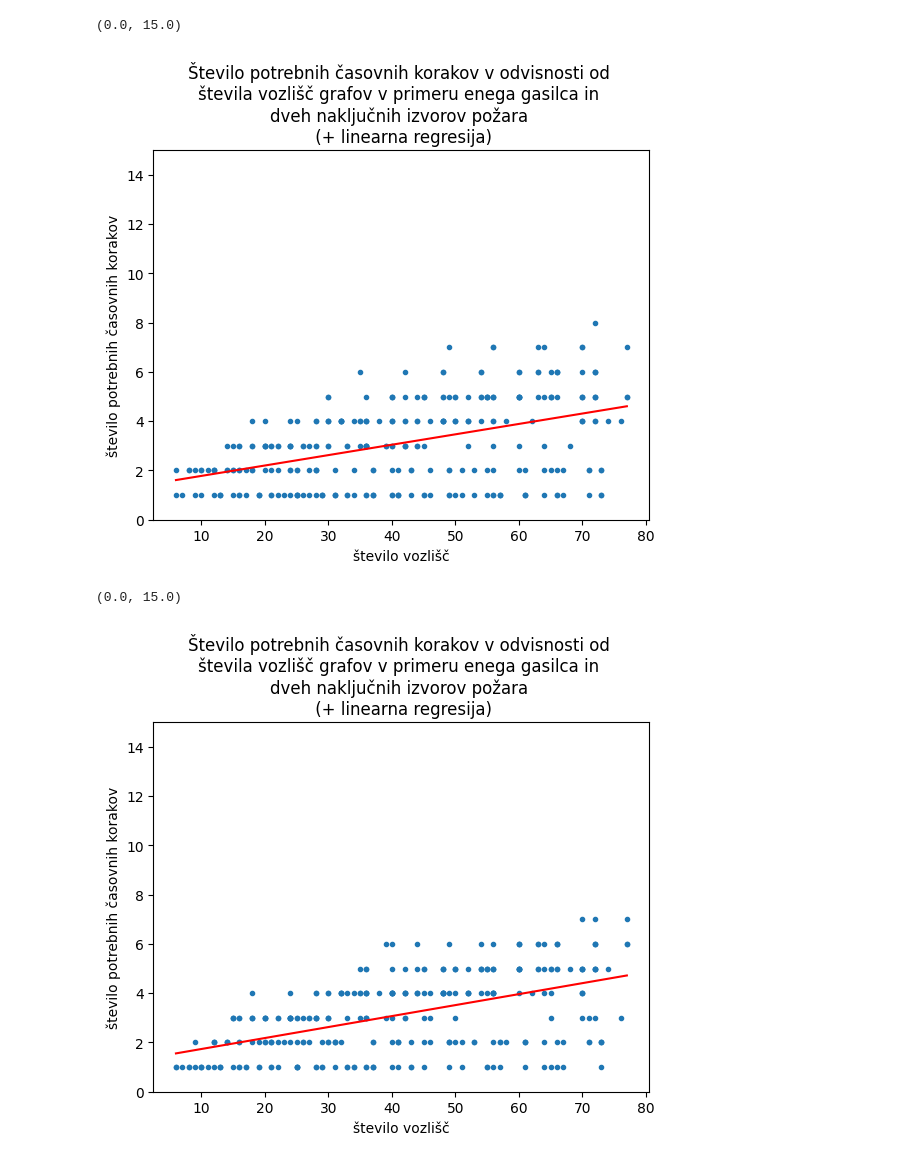
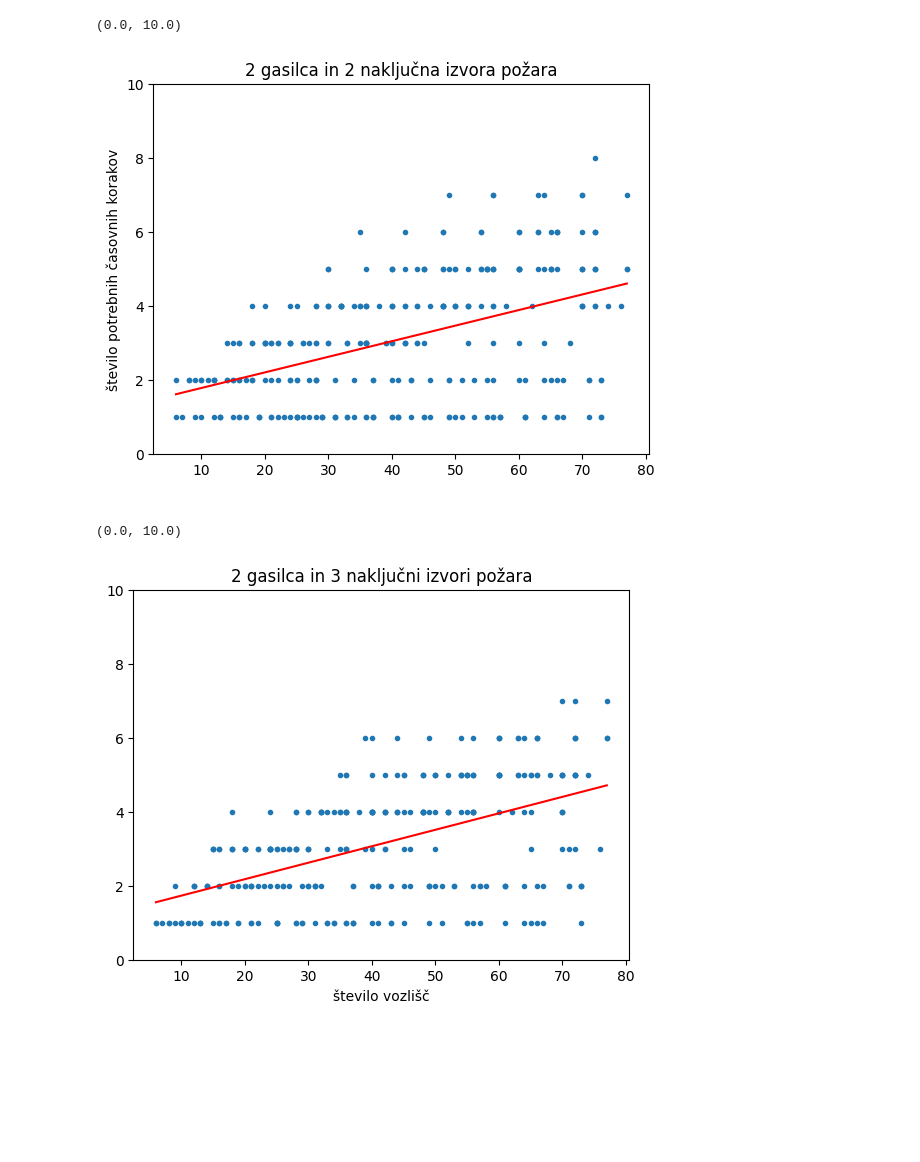
Before and after one commit to karolina-sa/Projekt-The-firefighter-problem, a Jupyter notebook: vizualizacija.ipynb, the cells around one changed output. Drawn from its saved outputs; the diff is of its cells as text; code cells hidden in the pictures; blank space fills up the shorter version.

```diff
--- a/vizualizacija.ipynb
+++ b/vizualizacija.ipynb
@@ -97,24 +95,24 @@ plot_1_4.set_ylim(0,15)
 # %%
 X = tabela_2_2.iloc[:, 0].values.reshape(-1, 1)  # iloc[:, 1] is the column of X
 Y = tabela_2_2.iloc[:, 1].values.reshape(-1, 1)  # df.iloc[:, 4] is the column of Y
 linear_regressor = LinearRegression()
 linear_regressor.fit(X, Y)
 Y_pred = linear_regressor.predict(X)
 
 plot_2_2 = tabela_2_2.plot(x = 'n',
                            y = 'c1',
                            style=['.', 'rx'],
                            legend=False,
-                           title='Število potrebnih časovnih korakov v odvisnosti od \nštevila vozlišč grafov v primeru enega gasilca in \ndveh naključnih izvorov požara \n (+ linearna regresija)')
+                           title= "2 gasilca in 2 naključna izvora požara")
 plot_2_2.plot(X,
               Y_pred,
               color = 'red')
-plot_2_2.set_xlabel("število vozlišč")
+plot_2_2.set_xlabel(" ")
 plot_2_2.set_ylabel("število potrebnih časovnih korakov")
-plot_2_2.set_ylim(0,15)
+plot_2_2.set_ylim(0,10)
 # %% [output]
-(0.0, 15.0)
+(0.0, 10.0)
-[figure, old version]
+[figure, new version]
 # %%
 X = tabela_2_3.iloc[:, 0].values.reshape(-1, 1)  # iloc[:, 1] is the column of X
 Y = tabela_2_3.iloc[:, 1].values.reshape(-1, 1)  # df.iloc[:, 4] is the column of Y
@@ -126,16 +124,15 @@ plot_2_3 = tabela_2_3.plot(x = 'n',
                            y = 'c1',
                            style=['.', 'rx'],
                            legend=False,
-                           title='Število potrebnih časovnih korakov v odvisnosti od \nštevila vozlišč grafov v primeru enega gasilca in \ndveh naključnih izvorov požara \n (+ linearna regresija)')
+                           title= "2 gasilca in 3 naključni izvori požara")
 plot_2_3.plot(X,
               Y_pred,
               color = 'red')
 plot_2_3.set_xlabel("število vozlišč")
-plot_2_3.set_ylabel("število potrebnih časovnih korakov")
-plot_2_3.set_ylim(0,15)
+plot_2_3.set_ylim(0,10)
 # %% [output]
-(0.0, 15.0)
+(0.0, 10.0)
-[figure, old version]
+[figure, new version]
 # %%
 X = tabela_2_4.iloc[:, 0].values.reshape(-1, 1)  # iloc[:, 1] is the column of X
 Y = tabela_2_4.iloc[:, 1].values.reshape(-1, 1)  # df.iloc[:, 4] is the column of Y
```
Also changed, not shown: parts of 4 cells of this notebook, 15 other files.
